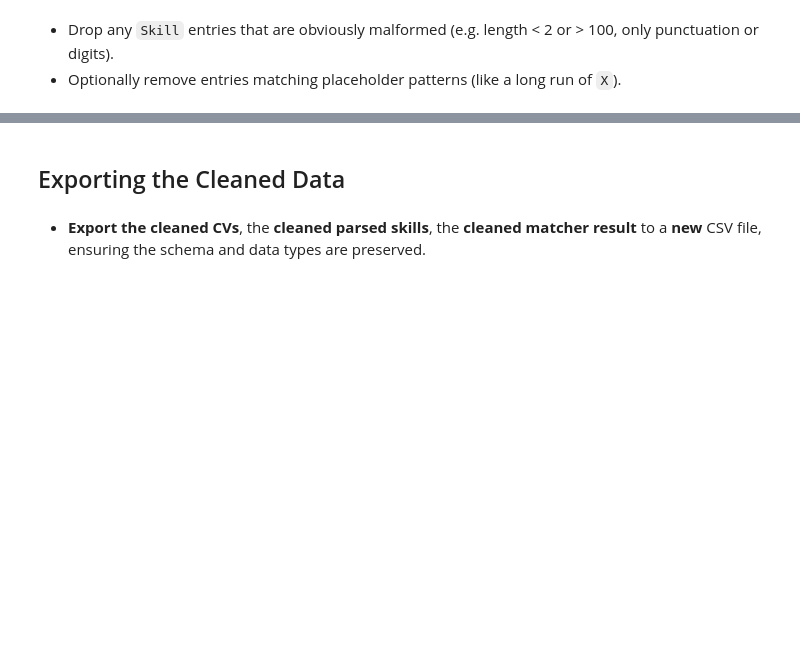
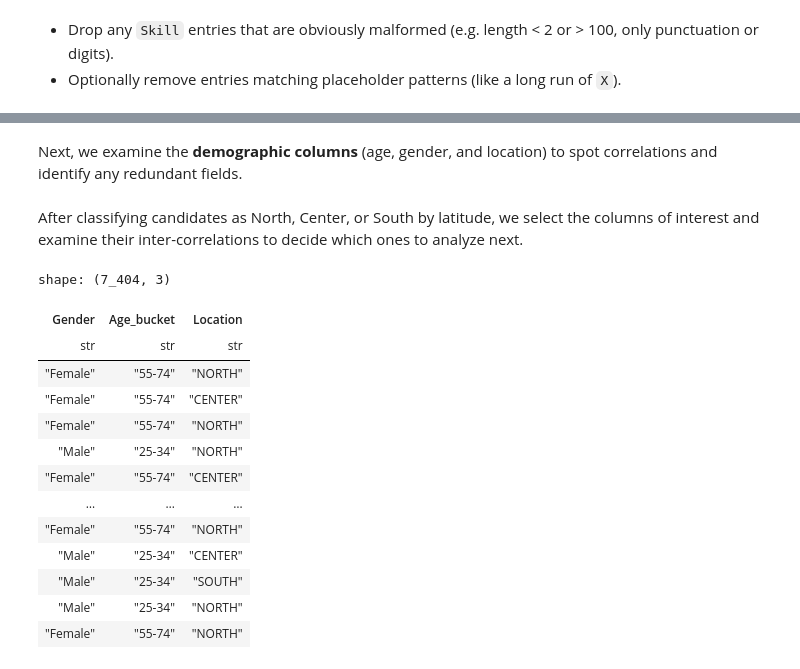
Before and after one commit to francescobaio/hiring_cv_bias, a Jupyter notebook: notebooks/data_cleaning.ipynb, the cells around one changed output, grey strips where cells are left out. Cells and saved outputs as stored; diff of their text form; code cells hidden in the pictures; blank space fills up the shorter version.

```diff
--- a/notebooks/data_cleaning.ipynb
+++ b/notebooks/data_cleaning.ipynb
@@ -463,4 +788,2 @@ missing_reversed_skills = inspect_missing(reversed_skills_matching)
 # %% [markdown]
-## Exporting the Cleaned Data
+Next, we examine the **demographic columns** (age, gender, and location) to spot correlations and identify any redundant fields.
-# %% [markdown]
-- **Export the cleaned CVs**, the **cleaned parsed skills**, the **cleaned matcher result** to a **new** CSV file, ensuring the schema and data types are preserved.
@@ -477,0 +799,28 @@ reversed_skills_matching.write_csv(
+# %% [markdown]
+After classifying candidates as North, Center, or South by latitude, we select the columns of interest and examine their inter-correlations to decide which ones to analyze next.
+# %%
+reversed_skills_matching_filtered = filter_unknown_and_other_rows(
+    reversed_skills_matching
+)
+reversed_skills_matching_filtered = reversed_skills_matching_filtered.select(
+    "Gender",
+    "Age_bucket",
+    "Location",
+)
+reversed_skills_matching_filtered = reversed_skills_matching_filtered.drop_nulls()
+reversed_skills_matching_filtered
+# %% [output]
+shape: (7_404, 3)
+| Gender | Age_bucket | Location |
+| str | str | str |
+| "Female" | "55-74" | "NORTH" |
+| "Female" | "55-74" | "CENTER" |
+| "Female" | "55-74" | "NORTH" |
+| "Male" | "25-34" | "NORTH" |
+| "Female" | "55-74" | "CENTER" |
+| … | … | … |
+| "Female" | "55-74" | "NORTH" |
+| "Male" | "25-34" | "CENTER" |
+| "Male" | "25-34" | "SOUTH" |
+| "Male" | "25-34" | "NORTH" |
+| "Female" | "55-74" | "NORTH" |
```
Also changed, not shown: parts of 50 cells of this notebook, 32 other files.
